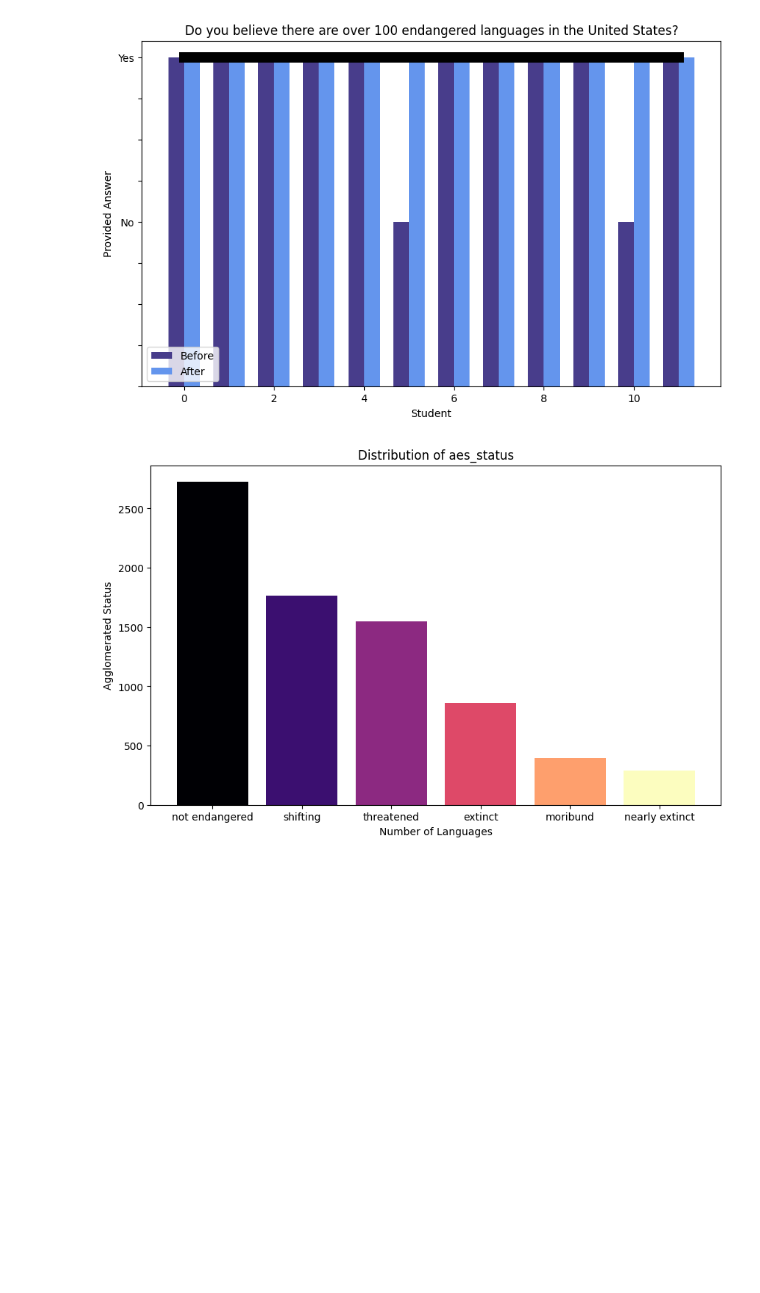
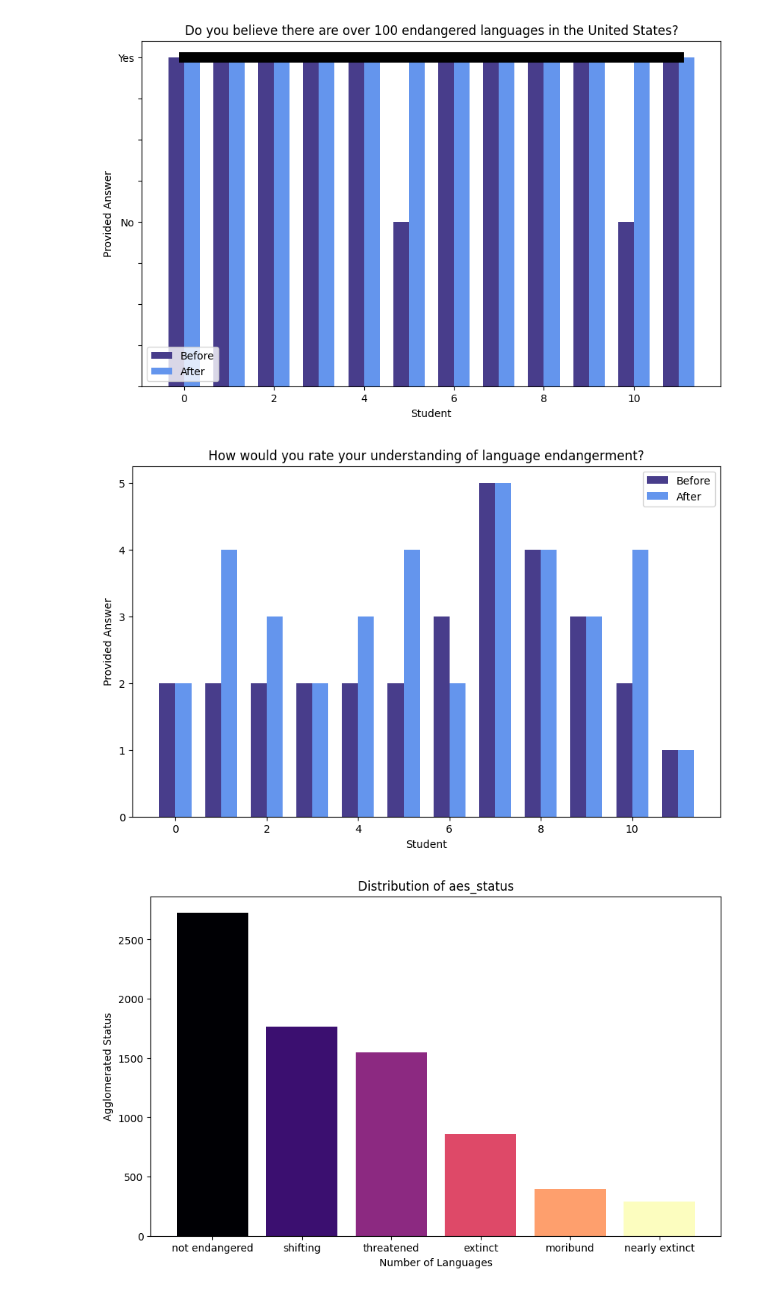
Before and after one commit to gcwarren/LanguageStatusVisualizationProject, a Jupyter notebook: ipynb_files/data_impact_analysis.ipynb, the cells around one changed output. Saved outputs shown, nothing was run; the diff lists cells and outputs as text; code cells hidden in the pictures; blank space fills up the shorter version.

```diff
--- a/ipynb_files/data_impact_analysis.ipynb
+++ b/ipynb_files/data_impact_analysis.ipynb
@@ -273,6 +291,41 @@ plt.plot(range(0, 12), [2]*12, color='black', linewidth=10)
 plt.show()
 # %% [output]
 [figure]
+# %%
+value_mapping = {'1': 0, '2': 1, '3': 2, '4': 3, '5': 4}
+
+a= before_responses['How would you rate your understanding of language endangerment?']
+b= after_responses['How would you rate your understanding of language endangerment?']
+
+a2 = a.replace(value_mapping)
+b2 = b.replace(value_mapping)
+
+# Create the figure and axes
+fig, ax = plt.subplots(figsize=(10, 6))
+
+# Define the x-axis positions
+x = np.arange(len(a2))
+
+# Define the width of each bar
+width = 0.35
+
+# Plot the bars for 'a'
+ax.bar(x - width/2, a2, width, label='Before', color='darkslateblue')
+
+# Plot the bars for 'b'
+ax.bar(x + width/2, b2, width, label='After', color='cornflowerblue')
+
+
+ax.set_xlabel('Student')
+# ax.set_yticklabels(['', '', '', '', 'No', '', '', '', 'Yes']) #my line
+ax.set_ylabel('Provided Answer')
+ax.set_title('How would you rate your understanding of language endangerment?')
+ax.legend()
+
+# Show the plot
+plt.show()
+# %% [output]
+[figure, added]
 # %%
 glotto_data = pd.read_csv('glottolog_data.csv')
 
```
Also changed, not shown: parts of 3 cells of this notebook, 3 other files.
